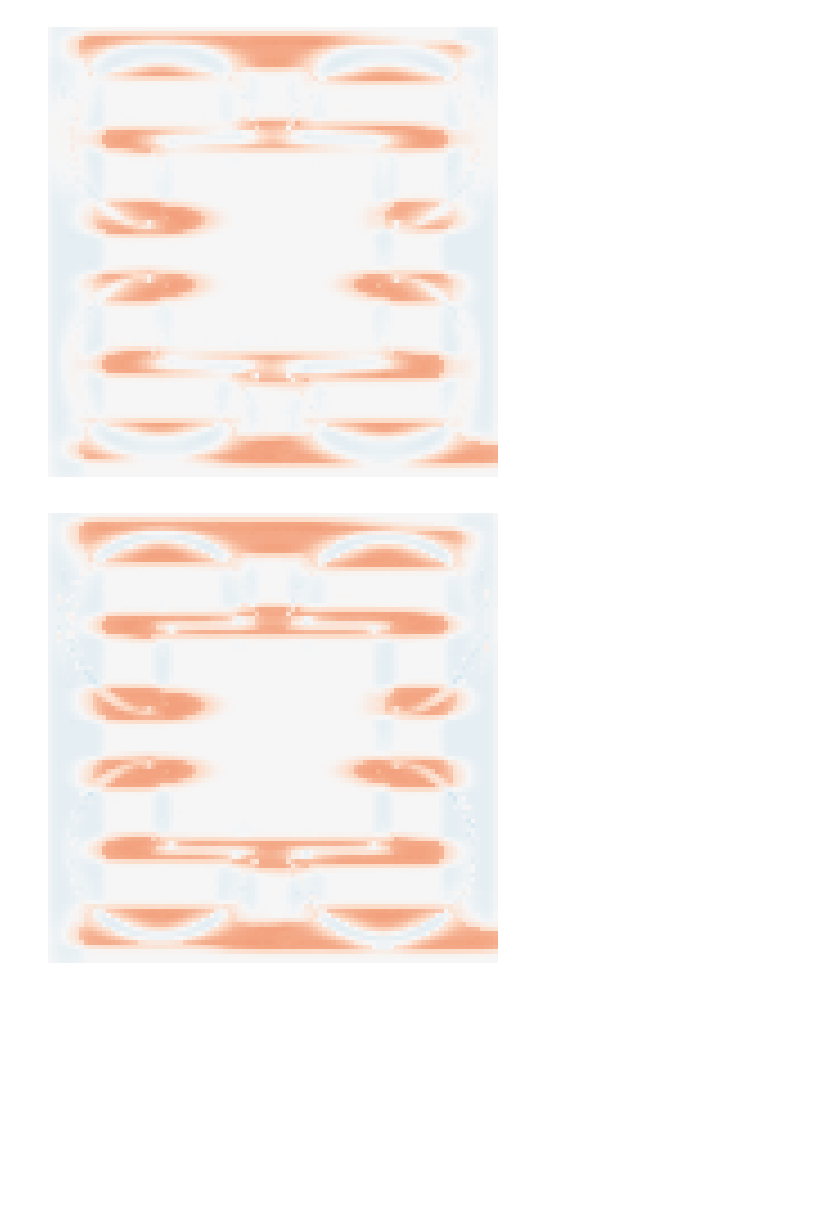
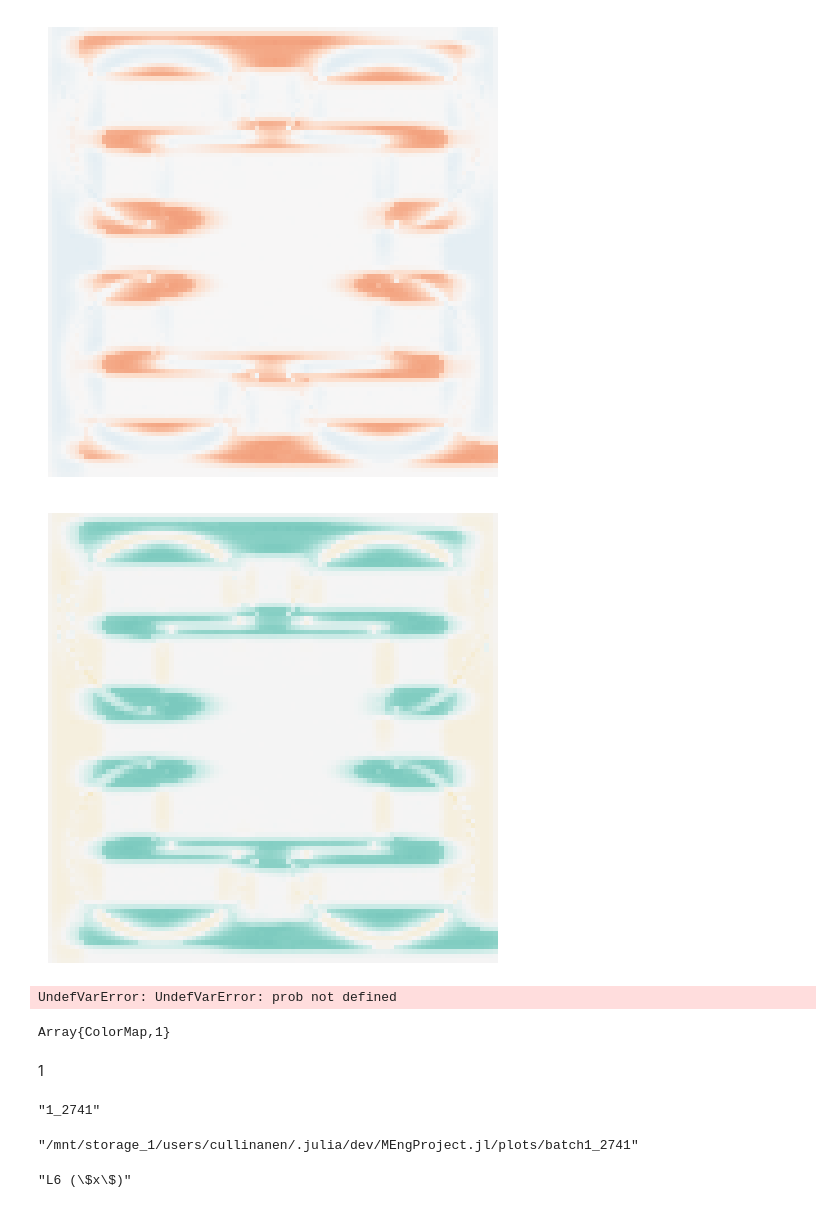
Before and after one commit to nialltc/MEngProject.jl, a Jupyter notebook: notebooks/illusTest_08_19.ipynb, the cells around one changed output. Drawn from its saved outputs; the diff is of its cells as text; code cells hidden in the pictures; blank space fills up the shorter version.

Commit message:
plotting func for both orient

```diff
--- a/notebooks/illusTest_08_19.ipynb
+++ b/notebooks/illusTest_08_19.ipynb
@@ -714,6 +719,6 @@ Utils.plot_rb(sol[:,:,8,1,800] .- sol[:,:,8,1,100])
 # %% [output]
 [figure]
 # %%
-Utils.plot_rb(sol[:,:,8,1,800] .- sol[:,:,8,1,50])
+Utils.plot_two(sol[:,:,8,1,800] .- sol[:,:,8,1,50])
 # %% [output]
-[figure, old version]
+[figure, new version]
@@ -719,0 +727,25 @@ Utils.plot_rb(sol[:,:,8,1,800] .- sol[:,:,8,1,50])
+# %%
+sol= solve(prob)
+# %% [output]
+UndefVarError: UndefVarError: prob not defined
+# %%
+typeof(a)
+# %% [output]
+Array{ColorMap,1}
+# %%
+f = files[2]
+batch = 001
+# %% [output]
+1
+# %%
+batch_ = string(batch,"_",rand(1000:9999))
+# %% [output]
+"1_2741"
+# %%
+mkdir(plotsdir(string("batch",batch_)))
+# %% [output]
+"/mnt/storage_1/users/cullinanen/.julia/dev/MEngProject.jl/plots/batch1_2741"
+# %%
+Utils.layers[1]
+# %% [output]
+"L6 (\$x\$)"
```
Also changed, not shown: parts of 14 cells of this notebook, 2 other files.
